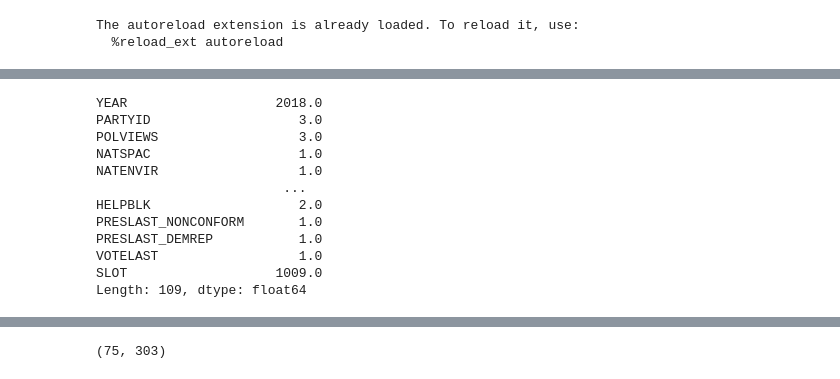
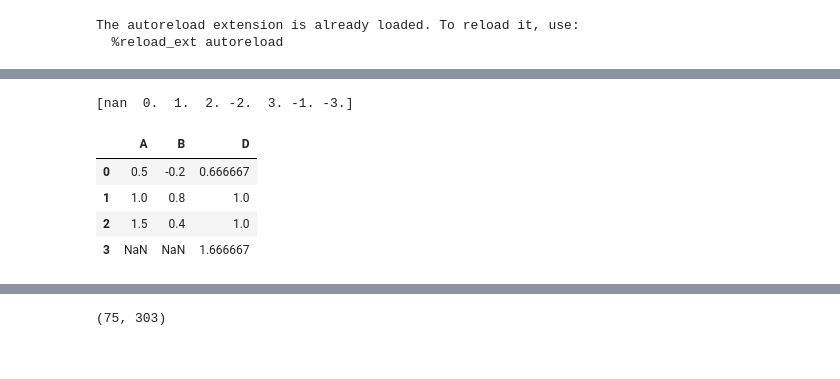
Before and after one commit to victorvikram/BeliefNetworkEvo, a Jupyter notebook: nbk/v_creating_belief_network.ipynb, the cells around one changed output, grey strips where cells are left out. Cells and saved outputs as stored; diff of their text form; code cells hidden in the pictures.

```diff
--- a/nbk/v_creating_belief_network.ipynb
+++ b/nbk/v_creating_belief_network.ipynb
@@ -23,3 +32,39 @@ df = transform_dataframe(raw_df)
+# %%
+print(df["POLVIEWS"].unique())
+# %% [output]
+[nan  0.  1.  2. -2.  3. -1. -3.]
+# %%
+# test normalize columns
+
+normalized_df = normalize_columns(df, meta_df)
+for col in df.columns:
+    unique_vals = normalized_df[col].unique()
+    diff = (np.nanmax(unique_vals) - np.nanmin(unique_vals))
+    if (not (diff <= 1)) and (col not in ["YEAR", "BALLOT", "ID"]):
+        print(col)
+        print(unique_vals)
+
+
+test_df = pd.DataFrame({
+    "A": [1, 2, 3, np.nan],
+    "B": [-1, 4, 2, np.nan],
+    "D": [2, 3, 3, 5]
+})
+
+test_meta_df = pd.DataFrame(columns=["min", "max"])
+test_meta_df.loc["A",:] = {"min": 1, "max": 3}
+test_meta_df.loc["B",:] = {"min": -1, "max": 4}
+test_meta_df.loc["C",:] = {"min": -6, "max": 1}
+test_meta_df.loc["D",:] = {"min": 2, "max": 5}
+
+ndf = normalize_columns(test_df, test_meta_df)
+ndf
+# %% [output]
+|  | A | B | D |
+| 0 | 0.5 | -0.2 | 0.666667 |
+| 1 | 1.0 | 0.8 | 1.0 |
+| 2 | 1.5 | 0.4 | 1.0 |
+| 3 | NaN | NaN | 1.666667 |
 # %%
 vars_to_use = ["YEAR", "PARTYID","POLVIEWS","NATSPAC","NATENVIR","NATHEAL","NATCITY","NATCRIME","NATDRUG","NATEDUC","NATRACE","NATARMS",
 "NATAID","NATFARE","NATROAD","NATSOC","NATMASS","NATPARK","NATCHLD","NATSCI","NATENRGY","EQWLTH","SPKATH","COLATH","LIBATH","SPKRAC","COLRAC","LIBRAC","SPKCOM","COLCOM","LIBCOM","SPKMIL","COLMIL","LIBMIL","SPKHOMO",
@@ -74,20 +119,7 @@ PRES_variables = [
 # Ommited from this list: "YEAR", "BALLOT", and "LETDIE1" (this one sucks!)
 # %%
 # makes dataframes for use in making the heatmap and the scatterplot
-strength_df, degree_df, change_df = make_degree_strength_change_dfs(df, vars_to_use, every_x_years=2)
+strength_df, degree_df, change_df = make_degree_strength_change_dfs(df, meta_df, vars_to_use, every_x_years=8, normalize_changes=True)
-# %% [output]
-YEAR                   2018.0
-PARTYID                   3.0
-POLVIEWS                  3.0
-NATSPAC                   1.0
-NATENVIR                  1.0
-                        ...
-HELPBLK                   2.0
-PRESLAST_NONCONFORM       1.0
-PRESLAST_DEMREP           1.0
-VOTELAST                  1.0
-SLOT                   1009.0
-Length: 109, dtype: float64
 # %%
 # this cell plots the scatterplot where the size of the dot is the magnitude of the change
 # it also plots the heatmap where the color of the cell is the average change in that particular region
```
Also changed, not shown: parts of 7 cells of this notebook, 7 other files.
